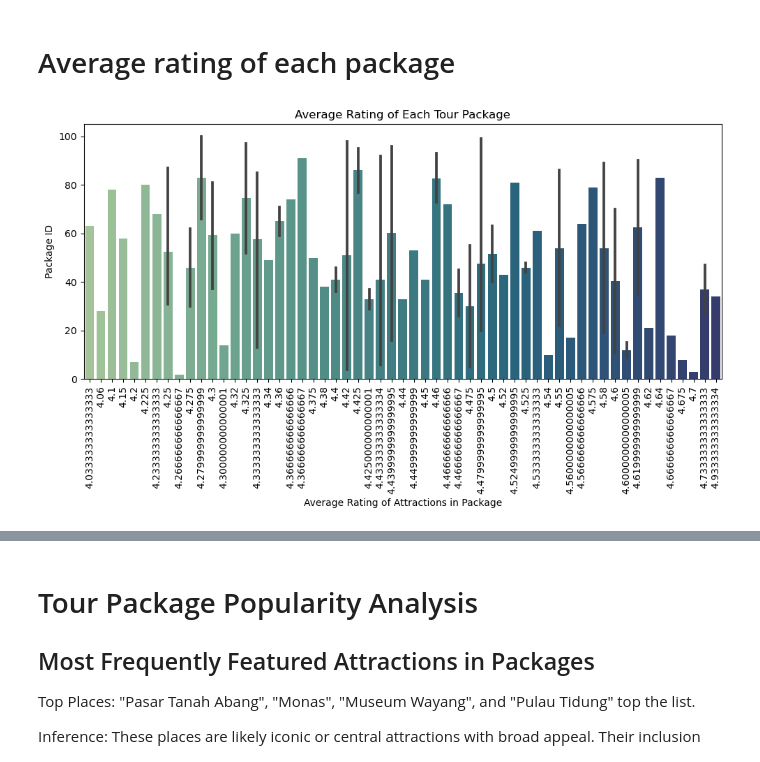
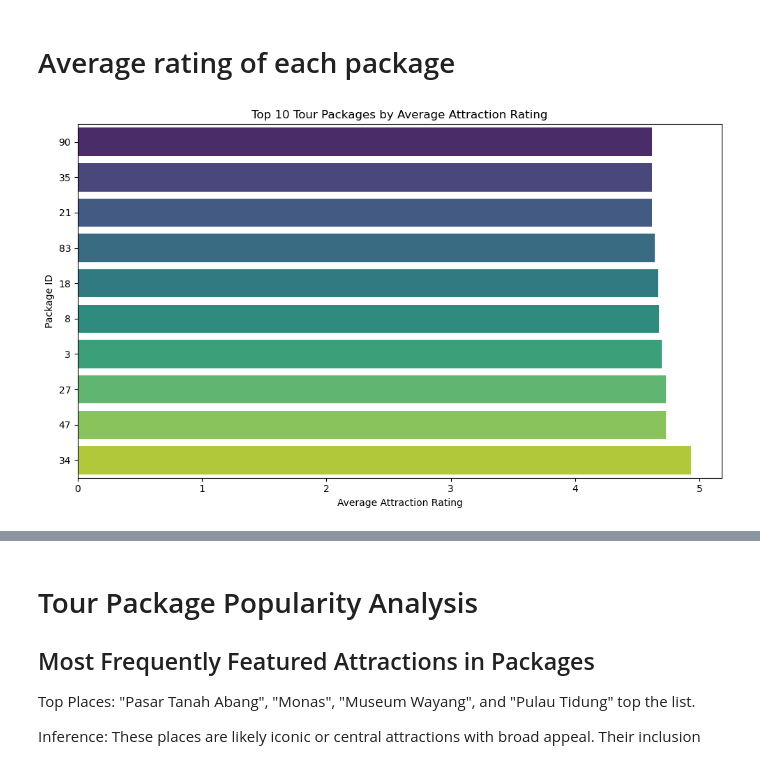
Before and after one commit to harim-uoa/ds-511-project, a Jupyter notebook: 02-Analysis.ipynb, the cells around one changed output, grey strips where cells are left out. Drawn from its saved outputs; the diff is of its cells as text; code cells hidden in the pictures.

```diff
--- a/02-Analysis.ipynb
+++ b/02-Analysis.ipynb
@@ -132,23 +129,0 @@ Inference: Ratings are more influenced by user perception than by price or time
-# %%
-# Normalize city names for matching
-tourism_df['City'] = tourism_df['City'].str.strip().str.lower()
-user_df['City'] = user_df['City'].str.strip().str.lower()
-
-# Merge again with cleaned city data
-rating_merged = tourism_rating_df.merge(tourism_df, on='Place_Id').merge(user_df, on='User_Id')
-
-# Create a new column to indicate if user rated attraction in their own city
-rating_merged['Same_City'] = rating_merged['City_x'] == rating_merged['City_y']
-
-# Regional preference (same city vs other cities)
-regional_pref_counts = rating_merged['Same_City'].value_counts()
-
-plt.figure(figsize=(6, 5))
-sns.barplot(x=regional_pref_counts.index.map({True: 'Same City', False: 'Other City'}),
-            y=regional_pref_counts.values,
-            palette='Set1')
-plt.title('Do Users Prefer Attractions in Their Own Region?')
-plt.ylabel('Number of Ratings')
-plt.xlabel('Region Type')
-plt.tight_layout()
-plt.show()
@@ -191,13 +164,19 @@ plt.show()
 # %%
 package_rating_df = package_with_ids.groupby('Package')['Rating'].mean().sort_values(ascending=False)
 
+top10_packages = package_rating_df.head(10)
+
+# Convert Package ID to categorical for correct axis handling
+top10_packages.index = top10_packages.index.astype(str)
+top10_packages = top10_packages.sort_values(ascending=True)  # to show lowest to highest vertically
+
+# Plot with categorical y-axis
 plt.figure(figsize=(10, 6))
-sns.barplot(x=package_rating_df.values, y=package_rating_df.index, palette='crest')
-plt.title('Average Rating of Each Tour Package')
-plt.xlabel('Average Rating of Attractions in Package')
+sns.barplot(y=top10_packages.index, x=top10_packages.values, palette='viridis')
+plt.title('Top 10 Tour Packages by Average Attraction Rating')
+plt.xlabel('Average Attraction Rating')
 plt.ylabel('Package ID')
-plt.xticks(rotation=90)
 plt.tight_layout()
 plt.show()
 # %% [output]
-[figure, old version]
+[figure, new version]
```
Also changed, not shown: parts of 3 cells of this notebook.
